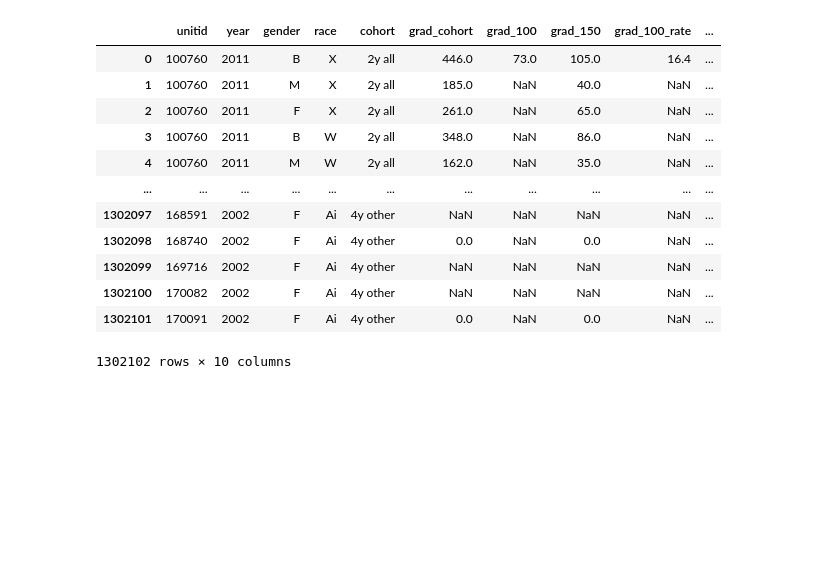
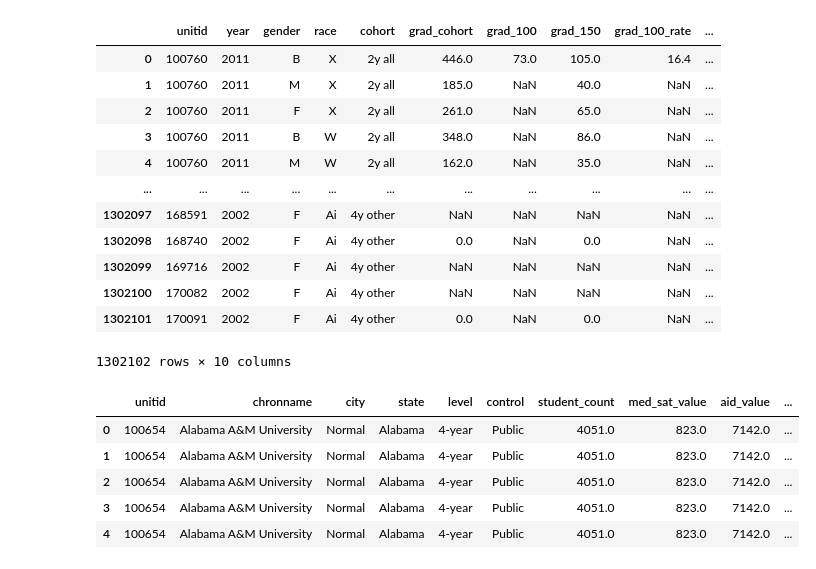
Before and after one commit to will5722/Trends-in-Education, a Jupyter notebook: Project.ipynb, the cells around one changed output. Saved outputs shown, nothing was run; the diff lists cells and outputs as text; code cells hidden in the pictures; blank space fills up the shorter version.

```diff
--- a/Project.ipynb
+++ b/Project.ipynb
@@ -182,5 +186,5 @@ InstSort
 # %%
-Grads = "resources/cc_institution_grads.csv"
+Grads = "data/cc_institution_grads.csv"
 Grads_db = pd.read_csv(Grads)
 # %%
 Grads_db
@@ -198,3 +202,14 @@ Grads_db
 | 1302100 | 170082 | 2002 | F | Ai | 4y other | NaN | NaN | NaN | NaN | ... |
 | 1302101 | 170091 | 2002 | F | Ai | 4y other | 0.0 | NaN | 0.0 | NaN | ... |
 1302102 rows × 10 columns
+# %%
+merged_df = pd.merge(Inst, Grads_db, how='outer', on='unitid')
+merged_df.groupby("gender")
+merged_df.head()
+# %% [output]
+|  | unitid | chronname | city | state | level | control | student_count | med_sat_value | aid_value | ... |
+| 0 | 100654 | Alabama A&M University | Normal | Alabama | 4-year | Public | 4051.0 | 823.0 | 7142.0 | ... |
+| 1 | 100654 | Alabama A&M University | Normal | Alabama | 4-year | Public | 4051.0 | 823.0 | 7142.0 | ... |
+| 2 | 100654 | Alabama A&M University | Normal | Alabama | 4-year | Public | 4051.0 | 823.0 | 7142.0 | ... |
+| 3 | 100654 | Alabama A&M University | Normal | Alabama | 4-year | Public | 4051.0 | 823.0 | 7142.0 | ... |
+| 4 | 100654 | Alabama A&M University | Normal | Alabama | 4-year | Public | 4051.0 | 823.0 | 7142.0 | ... |
```
Also changed, not shown: parts of 5 cells of this notebook, 1 other file.
